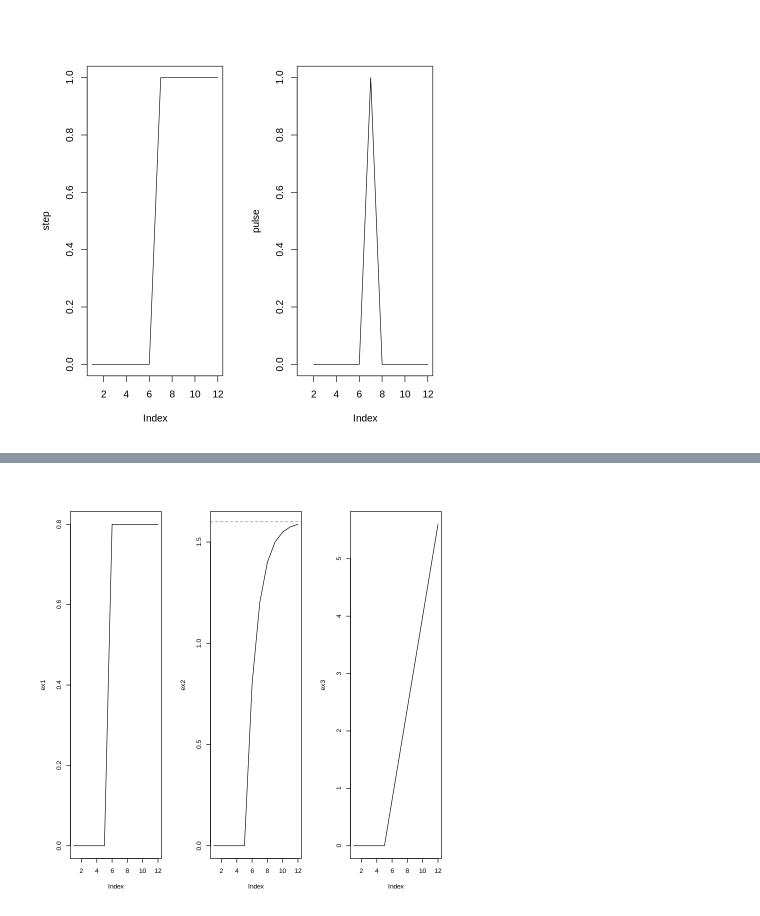
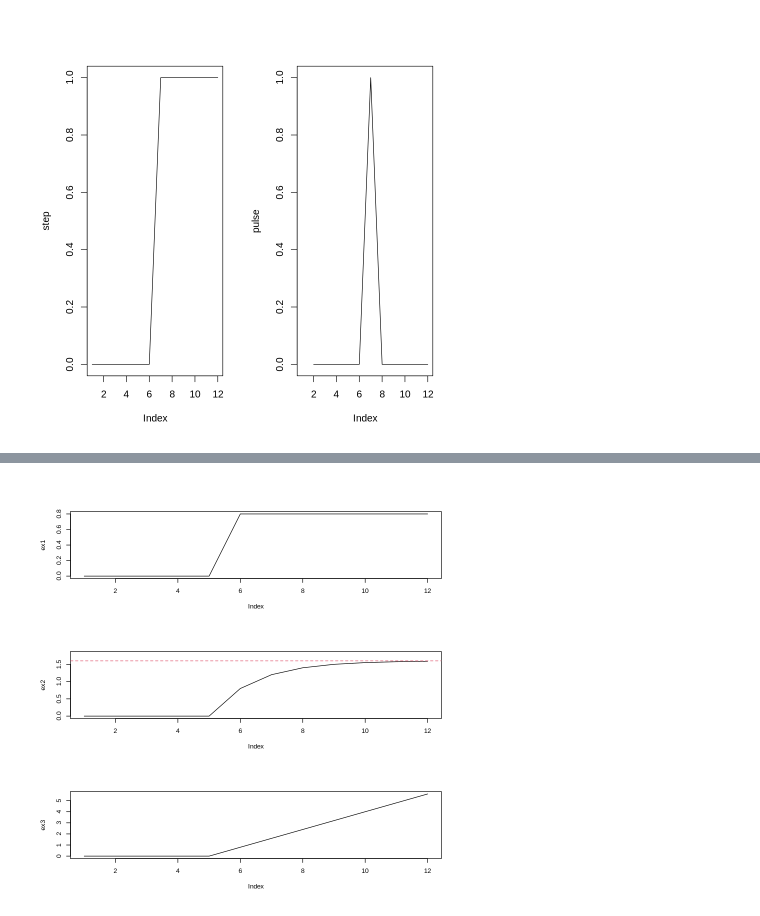
Before and after one commit to pacayton/Stat_268_Advanced_Time_Series_Analysis, a Jupyter notebook: Stat_268_Week2_Intervention_Analysis.ipynb, the cells around one changed output, grey strips where cells are left out. Saved outputs shown, nothing was run; the diff lists cells and outputs as text; code cells hidden in the pictures.

```diff
--- a/Stat_268_Week2_Intervention_Analysis.ipynb
+++ b/Stat_268_Week2_Intervention_Analysis.ipynb
@@ -196,7 +201,7 @@ Examples:
 # %%
 ## Examples of some intervention impacts depending on intervention model
 
-par(mfrow = c(1,3))
+par(mfrow = c(3,1))
 # For the sake of example,
 w <-  0.8
 delta <- 0.5
@@ -204,39 +209,39 @@ T_int <- 5 # = intervention event
 delay <- 1
 n <- 12 # total periods
 
-# 1. w x B x S_t , simple shift in level, with 1 period delay.
+# 1. w x B x S_t^{T^*} , a simple abrupt and permanent shift in level with 1 period delay.
 
 S_t <- c(rep(0,times = T_int - 1), rep(1,times = n - T_int + 1)) ## Original S_t
 BS_t <- c(0, lag(S_t, delay)[-(1:delay)] ) ## lagged S_t: We remove the NA at the beginning and replace them with 0.
 ex1 <- w*BS_t
 
 plot(ex1, type = "l")
 
-# 2. w x B / (1 - delta x B) x S_t , a gradual and permanent shift to a new level
+# 2. w x B / (1 - delta x B) x S_t^{T^*} , a gradual and permanent shift to a new level with 1 period delay.
 # equivalent to m_t = delta x m_{t-1} + w x B x S_t
 
 ex2 <- c() ## empty vessel
 
 ex2[1] <- 0 ## starting value for the loop
 
-for (i in 2:12) {
+for (i in 2:n) {
   ex2[i] <- delta * ex2[i-1] + ex1[i]
 }
 
-plot(ex2, type = "l")
+plot(ex2, type = "l", ylim=c(0, 1.8))
 abline(h =w/(1-delta), col = 2, lty = 2) ## highlights the convergence to w/(1-delta) = 1.6
 
-# 3. w x B / (1 - B) x S_t , an abrupt and permanent shift to a new slope = w
+# 3. w x B / (1 - B) x S_t^{T^*} , an abrupt and permanent shift to a new slope = w with 1 period delay.
 # equivalent to m_t = m_{t-1} + w x B x S_t
 
 ex3 <- c() ## empty vessel
 
 ex3[1] <- 0 ## starting value for the loop
 
-for (i in 2:12) {
+for (i in 2:n) {
   ex3[i] <- ex3[i-1] + ex1[i]
 }
 
 plot(ex3, type = "l")
 # %% [output]
-[figure, old version]
+[figure, new version]
```
Also changed, not shown: parts of 18 cells of this notebook.
